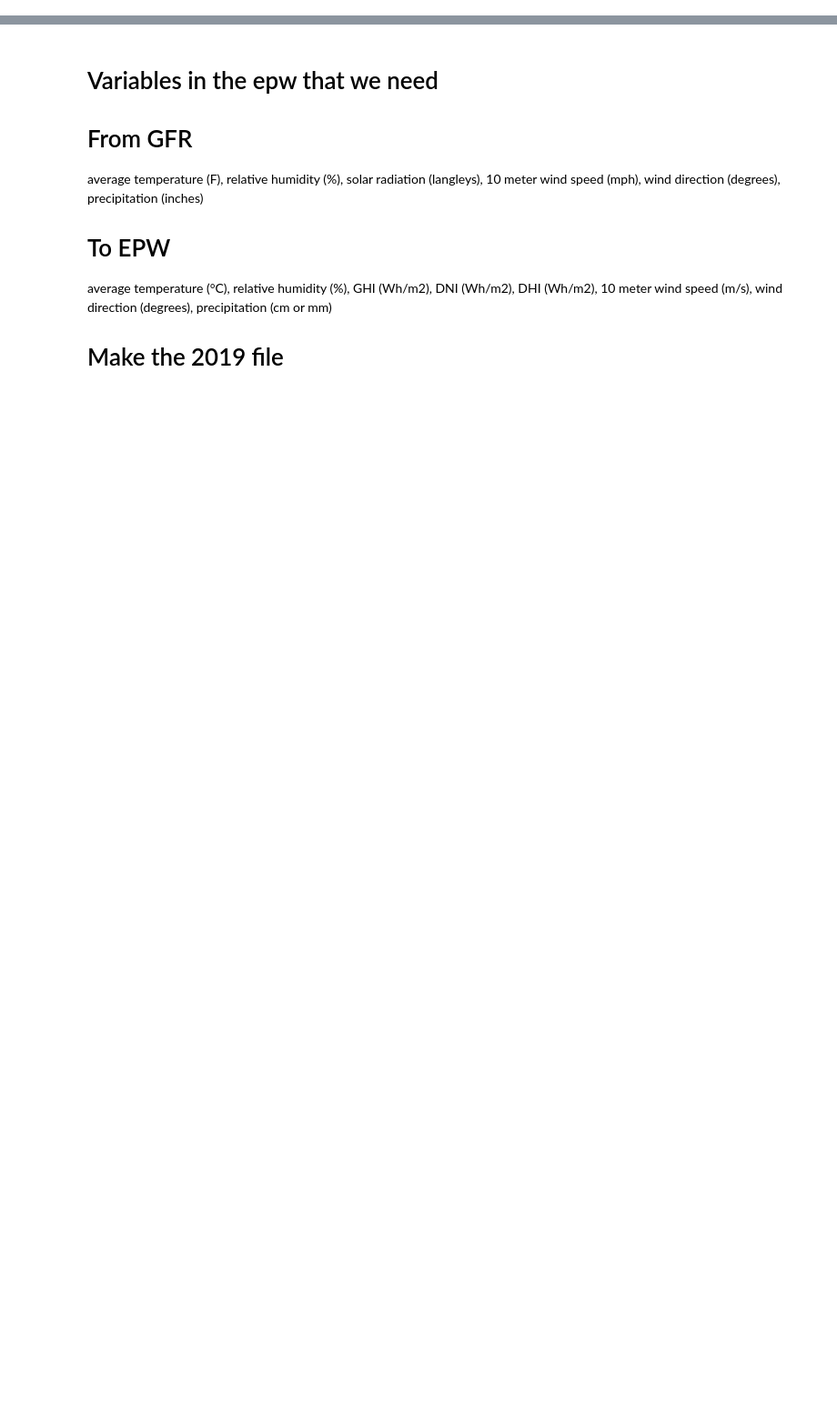
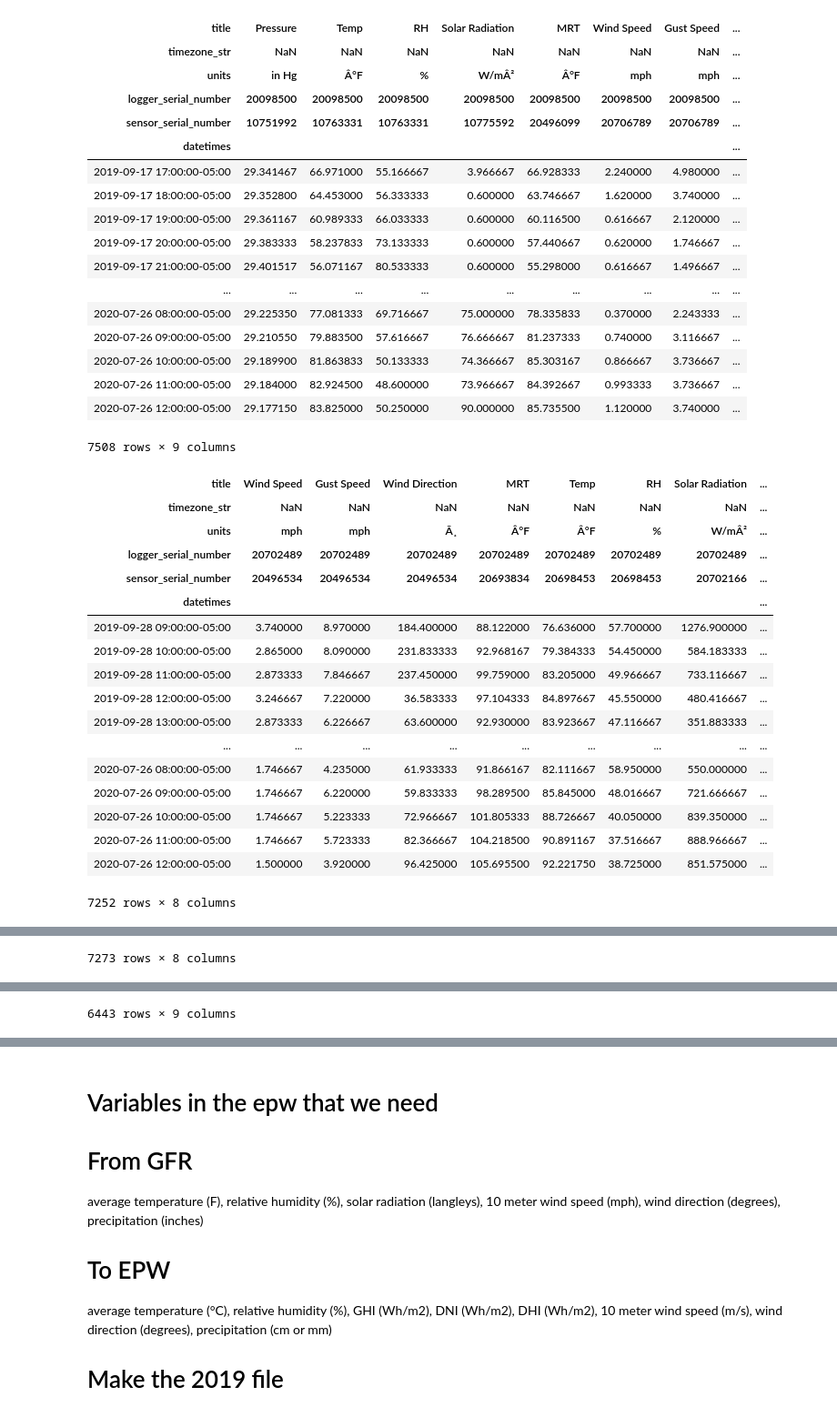
Before and after one commit to kastnerp/CampusMicroclimateAndWeather, a Jupyter notebook: ReadPlot.ipynb, the cells around one changed output, grey strips where cells are left out. Shown at 91% size. Drawn from its saved outputs; the diff is of its cells as text; code cells hidden in the pictures; blank space fills up the shorter version.

Commit message:
New EPW File Data

```diff
--- a/ReadPlot.ipynb
+++ b/ReadPlot.ipynb
@@ -212,0 +221,77 @@ interact(f,variable_id=(1,8,1), d=(1,31,1), m=(1,12,1), y = (2019,2021,1))
+# %%
+#PRINT RESAMPLED DATA (HOURLY) TO A .CSV FOR EPW FILE
+
+from pprint import pprint
+import pandas as pd
+
+
+S1 = HoboReader("DL1_Stone_Garden_Tjaden_Hall.csv")
+S2 = HoboReader("DL2_PSB_Parking_Lot.csv")
+S3 = HoboReader("DL3_Olin_Library.csv")
+S4 = HoboReader("DL4_Milstein_Hall_Roof.csv")
+
+df1 = S1.get_dataframe()
+df2 = S2.get_dataframe()
+df3 = S3.get_dataframe()
+df4 = S4.get_dataframe()
+
+
+df1 = df1.resample('H').mean()
+df2 = df2.resample('H').mean()
+df3 = df3.resample('H').mean()
+df4 = df4.resample('H').mean()
+
+display(df1)
+display(df2)
+display(df3)
+display(df4)
+
+
+print(df1)
+print(df2)
+print(df3)
+print(df4)
+
+
+
+df1.to_csv('DL1_TJADEN.csv')
+df2.to_csv('DL2_PSB.csv')
+df3.to_csv('DL3_OLIN.csv')
+df4.to_csv('DL4_MILSTEIN.csv')
+# %% [output]
+| title | Pressure | Temp | RH | Solar Radiation | MRT | Wind Speed | Gust Speed | ... |
+| timezone_str | NaN | NaN | NaN | NaN | NaN | NaN | NaN | ... |
+| units | in Hg | Â°F | % | W/mÂ² | Â°F | mph | mph | ... |
+| logger_serial_number | 20098500 | 20098500 | 20098500 | 20098500 | 20098500 | 20098500 | 20098500 | ... |
+| sensor_serial_number | 10751992 | 10763331 | 10763331 | 10775592 | 20496099 | 20706789 | 20706789 | ... |
+| datetimes |  |  |  |  |  |  |  | ... |
+| 2019-09-17 17:00:00-05:00 | 29.341467 | 66.971000 | 55.166667 | 3.966667 | 66.928333 | 2.240000 | 4.980000 | ... |
+| 2019-09-17 18:00:00-05:00 | 29.352800 | 64.453000 | 56.333333 | 0.600000 | 63.746667 | 1.620000 | 3.740000 | ... |
+| 2019-09-17 19:00:00-05:00 | 29.361167 | 60.989333 | 66.033333 | 0.600000 | 60.116500 | 0.616667 | 2.120000 | ... |
+| 2019-09-17 20:00:00-05:00 | 29.383333 | 58.237833 | 73.133333 | 0.600000 | 57.440667 | 0.620000 | 1.746667 | ... |
+| 2019-09-17 21:00:00-05:00 | 29.401517 | 56.071167 | 80.533333 | 0.600000 | 55.298000 | 0.616667 | 1.496667 | ... |
+| ... | ... | ... | ... | ... | ... | ... | ... | ... |
+| 2020-07-26 08:00:00-05:00 | 29.225350 | 77.081333 | 69.716667 | 75.000000 | 78.335833 | 0.370000 | 2.243333 | ... |
+| 2020-07-26 09:00:00-05:00 | 29.210550 | 79.883500 | 57.616667 | 76.666667 | 81.237333 | 0.740000 | 3.116667 | ... |
+| 2020-07-26 10:00:00-05:00 | 29.189900 | 81.863833 | 50.133333 | 74.366667 | 85.303167 | 0.866667 | 3.736667 | ... |
+| 2020-07-26 11:00:00-05:00 | 29.184000 | 82.924500 | 48.600000 | 73.966667 | 84.392667 | 0.993333 | 3.736667 | ... |
+| 2020-07-26 12:00:00-05:00 | 29.177150 | 83.825000 | 50.250000 | 90.000000 | 85.735500 | 1.120000 | 3.740000 | ... |
+7508 rows × 9 columns
+| title | Wind Speed | Gust Speed | Wind Direction | MRT | Temp | RH | Solar Radiation | ... |
+| timezone_str | NaN | NaN | NaN | NaN | NaN | NaN | NaN | ... |
+| units | mph | mph | Ã¸ | Â°F | Â°F | % | W/mÂ² | ... |
+| logger_serial_number | 20702489 | 20702489 | 20702489 | 20702489 | 20702489 | 20702489 | 20702489 | ... |
+| sensor_serial_number | 20496534 | 20496534 | 20496534 | 20693834 | 20698453 | 20698453 | 20702166 | ... |
+| datetimes |  |  |  |  |  |  |  | ... |
+| 2019-09-28 09:00:00-05:00 | 3.740000 | 8.970000 | 184.400000 | 88.122000 | 76.636000 | 57.700000 | 1276.900000 | ... |
+| 2019-09-28 10:00:00-05:00 | 2.865000 | 8.090000 | 231.833333 | 92.968167 | 79.384333 | 54.450000 | 584.183333 | ... |
+| 2019-09-28 11:00:00-05:00 | 2.873333 | 7.846667 | 237.450000 | 99.759000 | 83.205000 | 49.966667 | 733.116667 | ... |
+| 2019-09-28 12:00:00-05:00 | 3.246667 | 7.220000 | 36.583333 | 97.104333 | 84.897667 | 45.550000 | 480.416667 | ... |
+| 2019-09-28 13:00:00-05:00 | 2.873333 | 6.226667 | 63.600000 | 92.930000 | 83.923667 | 47.116667 | 351.883333 | ... |
+| ... | ... | ... | ... | ... | ... | ... | ... | ... |
+| 2020-07-26 08:00:00-05:00 | 1.746667 | 4.235000 | 61.933333 | 91.866167 | 82.111667 | 58.950000 | 550.000000 | ... |
+| 2020-07-26 09:00:00-05:00 | 1.746667 | 6.220000 | 59.833333 | 98.289500 | 85.845000 | 48.016667 | 721.666667 | ... |
+| 2020-07-26 10:00:00-05:00 | 1.746667 | 5.223333 | 72.966667 | 101.805333 | 88.726667 | 40.050000 | 839.350000 | ... |
+| 2020-07-26 11:00:00-05:00 | 1.746667 | 5.723333 | 82.366667 | 104.218500 | 90.891167 | 37.516667 | 888.966667 | ... |
+| 2020-07-26 12:00:00-05:00 | 1.500000 | 3.920000 | 96.425000 | 105.695500 | 92.221750 | 38.725000 | 851.575000 | ... |
+7252 rows × 8 columns
@@ -212,0 +315 @@ interact(f,variable_id=(1,8,1), d=(1,31,1), m=(1,12,1), y = (2019,2021,1))
+7273 rows × 8 columns
@@ -212,0 +333 @@ interact(f,variable_id=(1,8,1), d=(1,31,1), m=(1,12,1), y = (2019,2021,1))
+6443 rows × 9 columns
```
Also changed, not shown: parts of 8 cells of this notebook, 6 other files.
